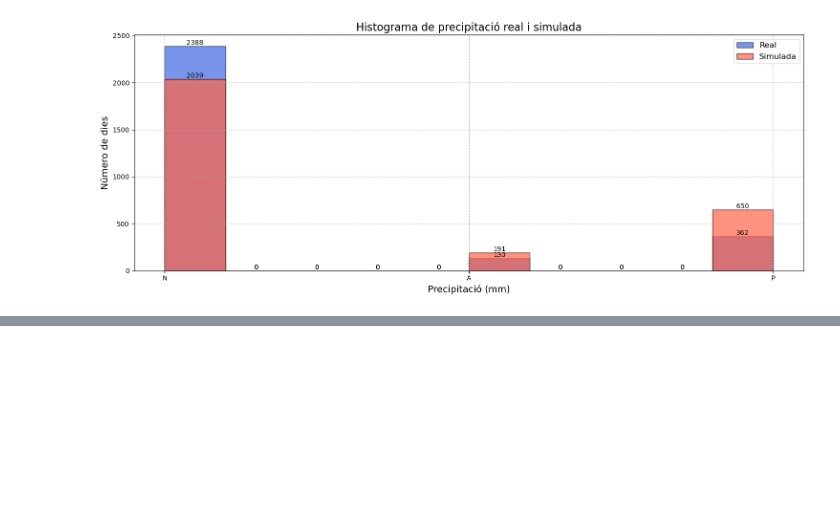
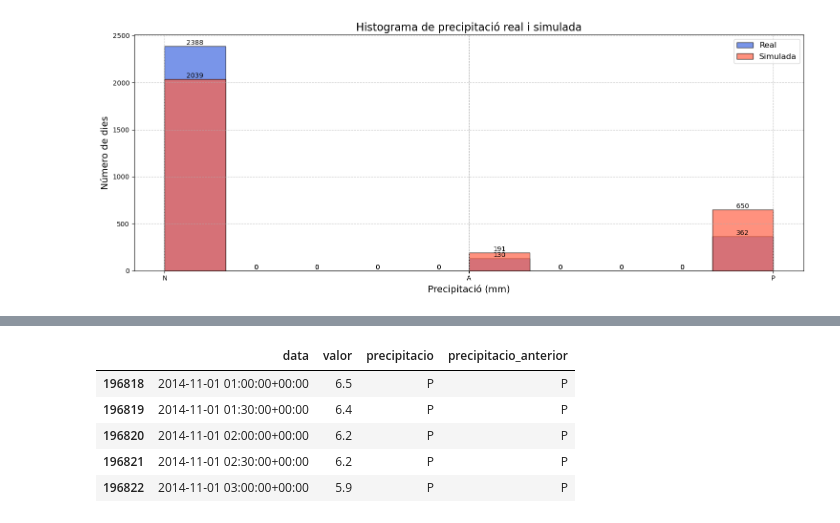
Before and after one commit to Paurro/TFM_SCM_Temperature_Forecasting_ML, a Jupyter notebook: models_prediccio/forecast_markov/Pre_processament_dades.ipynb, the cells around one changed output, grey strips where cells are left out. Saved outputs shown, nothing was run; the diff lists cells and outputs as text; code cells hidden in the pictures; blank space fills up the shorter version.

```diff
--- a/casos_previs/forecast_markov/Pre_processament_dades.ipynb
+++ b/models_prediccio/forecast_markov/Pre_processament_dades.ipynb
@@ -278,0 +292,12 @@ plt.show()
+# %%
+# Agafem les dades per pronosticar i calcular probabilitats fins la temporada de l'hivern 2014-2015
+
+any = 2015
+any_ant = any - 1
+
+df_hiverns_train = df[
+    ((df['data'].dt.year == any_ant) & (df['data'].dt.month >= 11)) |
+    ((df['data'].dt.year == any) & (df['data'].dt.month <= 2))
+]
+
+df_hiverns_train.head()
@@ -278,0 +311,6 @@ plt.show()
+# %%
+# Codifiquem variable Temperatura en 3 categories
+
+df_hiverns_train.loc[:, 'precipitacio'] = pd.cut(df_hiverns_train['valor'], bins=[-np.inf, 1, 2, np.inf], labels=['N', 'A', 'P'])
+
+df_hiverns_train.head()
@@ -278,0 +329,15 @@ plt.show()
+# %%
+# Afegim Columna de precipitació el dia anterior. Assumim en el cas de la primera fila que l'anterior es igual a la mateixa
+
+df_hiverns_train.loc[:, 'precipitacio_anterior'] = df_hiverns_train['precipitacio'].shift(1)
+
+df_hiverns_train = df_hiverns_train.dropna(subset=['precipitacio_anterior'])
+
+df_hiverns_train.head()
+# %% [output]
+|  | data | valor | precipitacio | precipitacio_anterior |
+| 196818 | 2014-11-01 01:00:00+00:00 | 6.5 | P | P |
+| 196819 | 2014-11-01 01:30:00+00:00 | 6.4 | P | P |
+| 196820 | 2014-11-01 02:00:00+00:00 | 6.2 | P | P |
+| 196821 | 2014-11-01 02:30:00+00:00 | 6.2 | P | P |
+| 196822 | 2014-11-01 03:00:00+00:00 | 5.9 | P | P |
```
Also changed, not shown: parts of 8 cells of this notebook, 3 other files.
